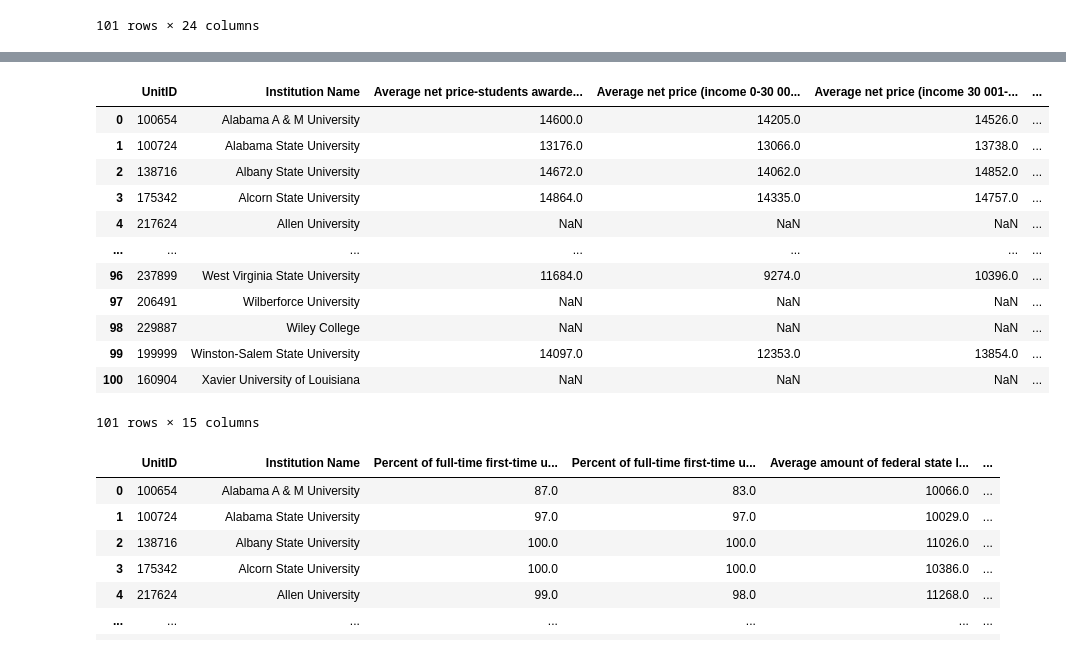
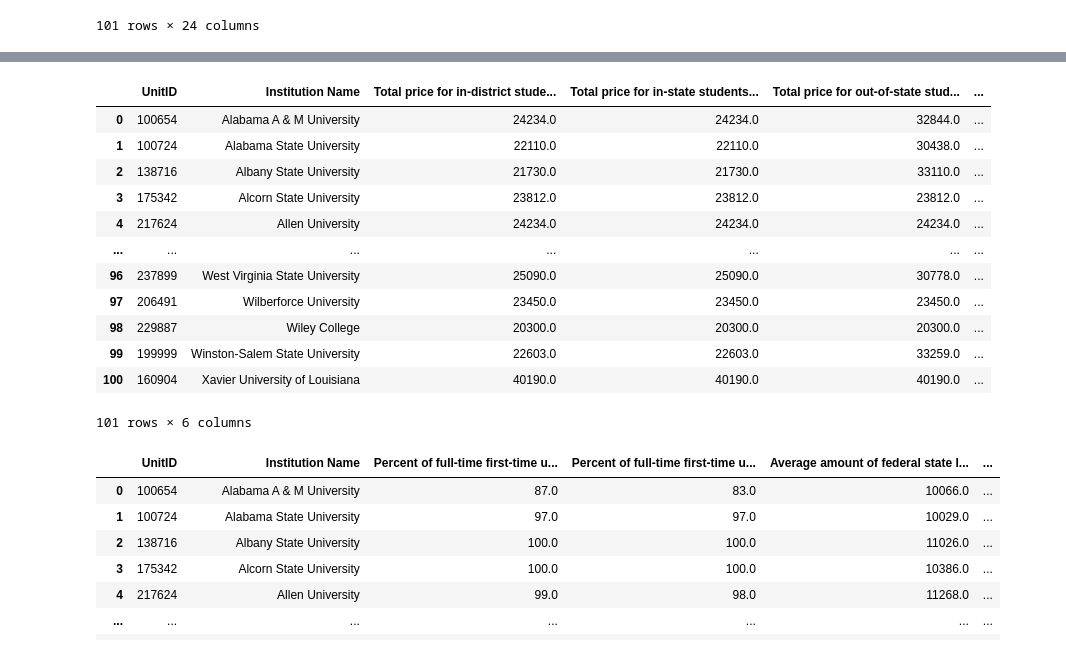
Before and after one commit to mhm516/HBCU_Analysis_Capstone, a Jupyter notebook: notebook/school_stats.ipynb, the cells around one changed output, grey strips where cells are left out. Cells and saved outputs as stored; diff of their text form; code cells hidden in the pictures.

Commit message:
added slides up until grad data

```diff
--- a/notebook/school_stats.ipynb
+++ b/notebook/school_stats.ipynb
@@ -341,22 +332,22 @@ Data columns (total 24 columns):
 dtypes: float64(22), int64(1), object(1)
 memory usage: 19.1+ KB
 # %%
-price_by_school= pd.read_csv('../data/school_data/price_by_school.csv')
-price_by_school
+costs_by_school= pd.read_csv('../data/school_data/costs_by_school.csv')
+costs_by_school
 # %% [output]
-|  | UnitID | Institution Name | Average net price-students awarde... | Average net price (income 0-30 00... | Average net price (income 30 001-... | ... |
-| 0 | 100654 | Alabama A & M University | 14600.0 | 14205.0 | 14526.0 | ... |
-| 1 | 100724 | Alabama State University | 13176.0 | 13066.0 | 13738.0 | ... |
-| 2 | 138716 | Albany State University | 14672.0 | 14062.0 | 14852.0 | ... |
-| 3 | 175342 | Alcorn State University | 14864.0 | 14335.0 | 14757.0 | ... |
-| 4 | 217624 | Allen University | NaN | NaN | NaN | ... |
+|  | UnitID | Institution Name | Total price for in-district stude... | Total price for in-state students... | Total price for out-of-state stud... | ... |
+| 0 | 100654 | Alabama A & M University | 24234.0 | 24234.0 | 32844.0 | ... |
+| 1 | 100724 | Alabama State University | 22110.0 | 22110.0 | 30438.0 | ... |
+| 2 | 138716 | Albany State University | 21730.0 | 21730.0 | 33110.0 | ... |
+| 3 | 175342 | Alcorn State University | 23812.0 | 23812.0 | 23812.0 | ... |
+| 4 | 217624 | Allen University | 24234.0 | 24234.0 | 24234.0 | ... |
 | ... | ... | ... | ... | ... | ... | ... |
-| 96 | 237899 | West Virginia State University | 11684.0 | 9274.0 | 10396.0 | ... |
-| 97 | 206491 | Wilberforce University | NaN | NaN | NaN | ... |
-| 98 | 229887 | Wiley College | NaN | NaN | NaN | ... |
-| 99 | 199999 | Winston-Salem State University | 14097.0 | 12353.0 | 13854.0 | ... |
-| 100 | 160904 | Xavier University of Louisiana | NaN | NaN | NaN | ... |
+| 96 | 237899 | West Virginia State University | 25090.0 | 25090.0 | 30778.0 | ... |
+| 97 | 206491 | Wilberforce University | 23450.0 | 23450.0 | 23450.0 | ... |
+| 98 | 229887 | Wiley College | 20300.0 | 20300.0 | 20300.0 | ... |
+| 99 | 199999 | Winston-Salem State University | 22603.0 | 22603.0 | 33259.0 | ... |
+| 100 | 160904 | Xavier University of Louisiana | 40190.0 | 40190.0 | 40190.0 | ... |
-101 rows × 15 columns
+101 rows × 6 columns
 # %%
 aid_by_school= pd.read_csv('../data/school_data/aid_by_school.csv')
 aid_by_school
```
Also changed, not shown: parts of 33 cells of this notebook, 1 other file.
